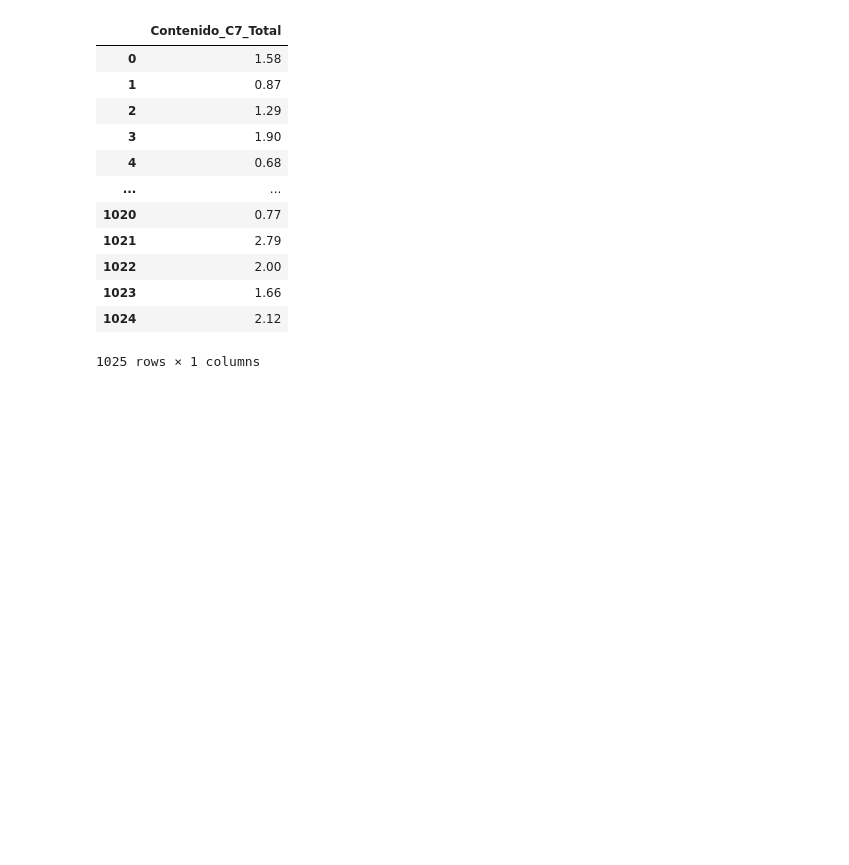
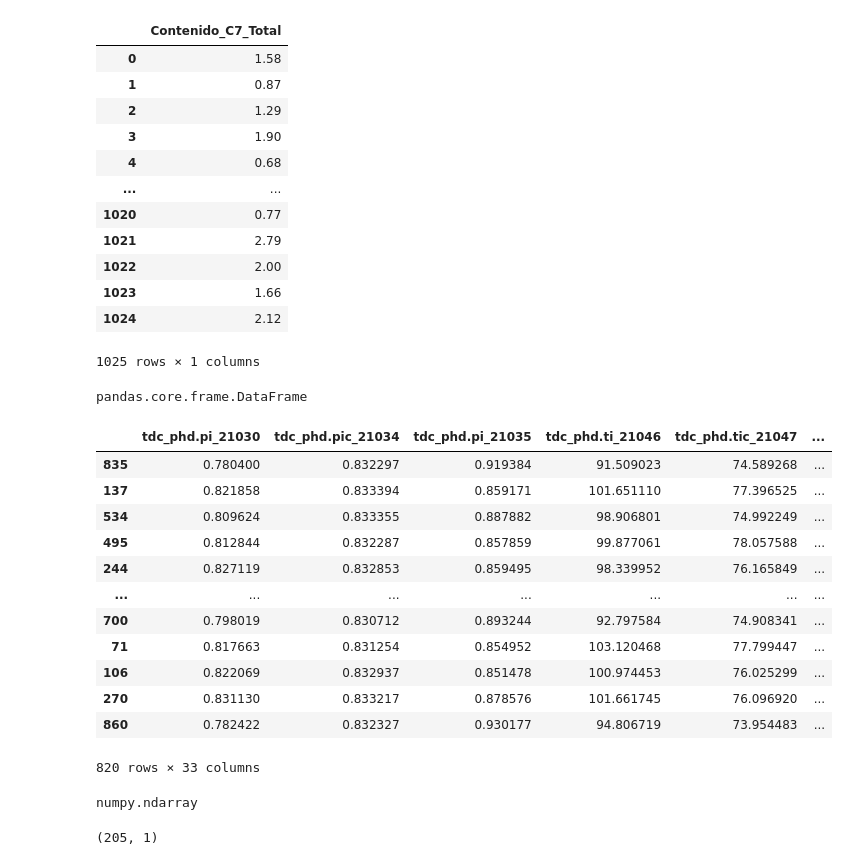
Before and after one commit to inesdarosa/visualizaciones, a Jupyter notebook: ancap_C7_ValoresMedios_feedforward.ipynb, the cells around one changed output. Saved outputs shown, nothing was run; the diff lists cells and outputs as text; code cells hidden in the pictures; blank space fills up the shorter version.

```diff
--- a/ancap_C7_ValoresMedios_feedforward.ipynb
+++ b/ancap_C7_ValoresMedios_feedforward.ipynb
@@ -72,6 +72,26 @@ C7
 1025 rows × 1 columns
 # %%
 X_train, X_test, y_train, y_test = train_test_split(indep, C7, test_size=0.2, random_state=42)
+# %%
+type(X_train)
+# %% [output]
+pandas.core.frame.DataFrame
+# %%
+X_train
+# %% [output]
+|  | tdc_phd.pi_21030 | tdc_phd.pic_21034 | tdc_phd.pi_21035 | tdc_phd.ti_21046 | tdc_phd.tic_21047 | ... |
+| 835 | 0.780400 | 0.832297 | 0.919384 | 91.509023 | 74.589268 | ... |
+| 137 | 0.821858 | 0.833394 | 0.859171 | 101.651110 | 77.396525 | ... |
+| 534 | 0.809624 | 0.833355 | 0.887882 | 98.906801 | 74.992249 | ... |
+| 495 | 0.812844 | 0.832287 | 0.857859 | 99.877061 | 78.057588 | ... |
+| 244 | 0.827119 | 0.832853 | 0.859495 | 98.339952 | 76.165849 | ... |
+| ... | ... | ... | ... | ... | ... | ... |
+| 700 | 0.798019 | 0.830712 | 0.893244 | 92.797584 | 74.908341 | ... |
+| 71 | 0.817663 | 0.831254 | 0.854952 | 103.120468 | 77.799447 | ... |
+| 106 | 0.822069 | 0.832937 | 0.851478 | 100.974453 | 76.025299 | ... |
+| 270 | 0.831130 | 0.833217 | 0.878576 | 101.661745 | 76.096920 | ... |
+| 860 | 0.782422 | 0.832327 | 0.930177 | 94.806719 | 73.954483 | ... |
+820 rows × 33 columns
 # %%
 XY_scaler = MinMaxScaler()
 X_data_train = XY_scaler.fit_transform(X_train.to_numpy())
@@ -79,6 +99,14 @@ Y_data_train = XY_scaler.fit_transform(y_train.to_numpy())
 
 X_data_test = XY_scaler.fit_transform(X_test.to_numpy())
 Y_data_test = XY_scaler.fit_transform(y_test.to_numpy())
+# %%
+type(X_data_test)
+# %% [output]
+numpy.ndarray
+# %%
+Y_data_test.shape
+# %% [output]
+(205, 1)
 # %%
 # create a sequential model
 model = models.Sequential()
```
Also changed, not shown: parts of 10 cells of this notebook.
